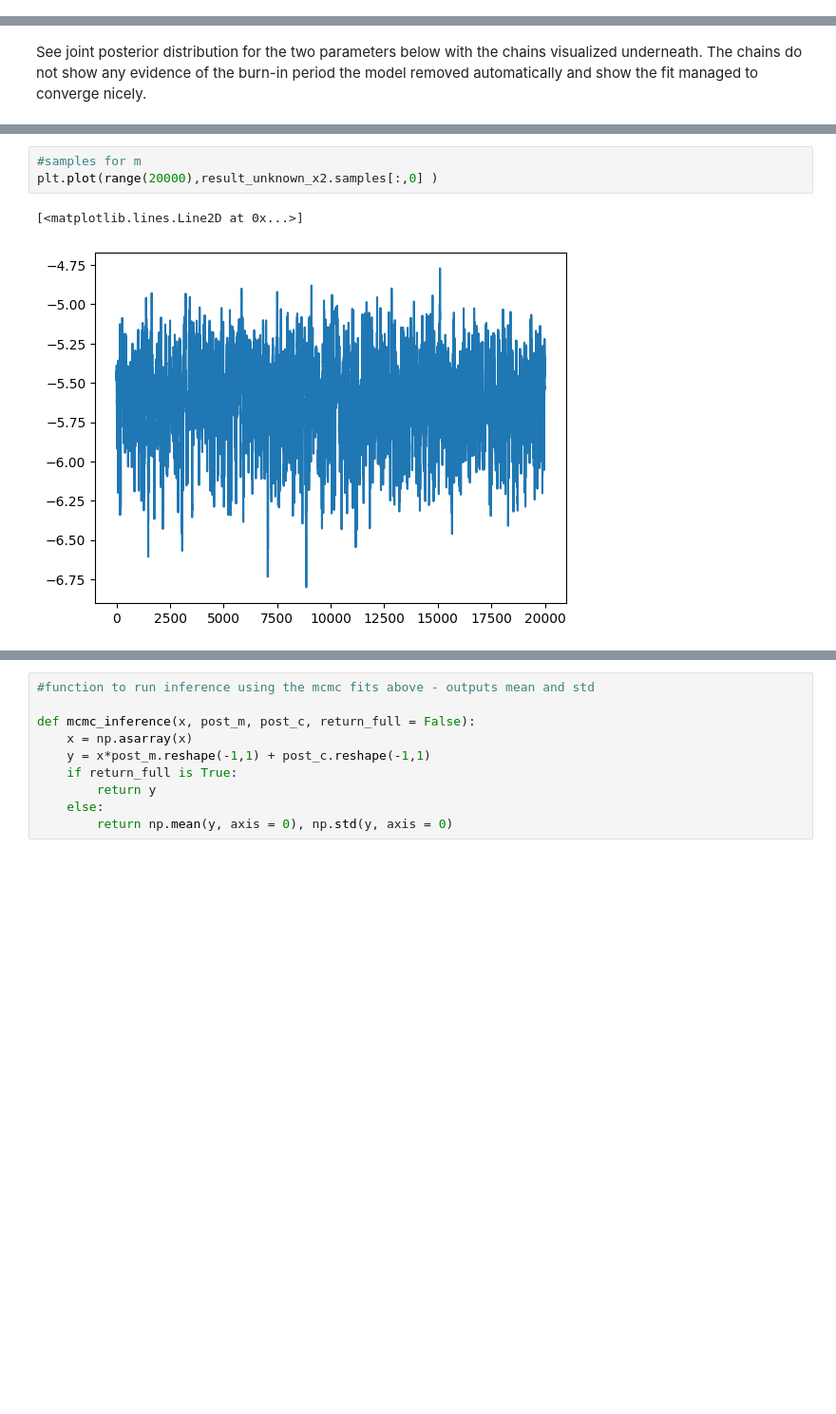
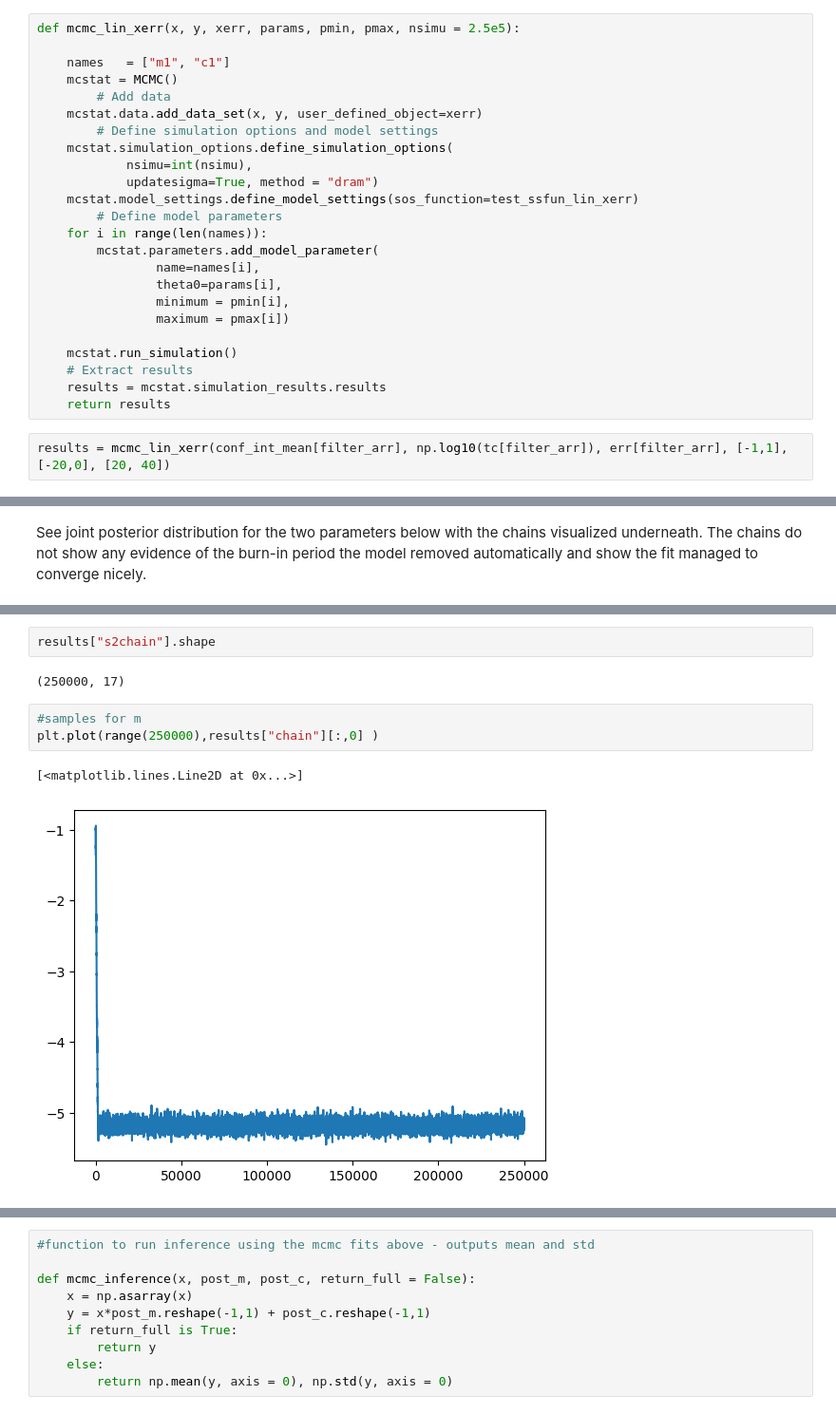
Before and after one commit to norberttoth398/PlagDetect, a Jupyter notebook: docs/examples/Sill_calibration.ipynb, the cells around one changed output, grey strips where cells are left out. Shown at 95% size. Saved outputs shown, nothing was run; the diff lists cells and outputs as text; blank space fills up the shorter version.

```diff
--- a/docs/examples/Sill_calibration.ipynb
+++ b/docs/examples/Sill_calibration.ipynb
@@ -183,0 +142,26 @@ ln_bayes_factor:    nan +/-    nan
+# %%
+def mcmc_lin_xerr(x, y, xerr, params, pmin, pmax, nsimu = 2.5e5):
+
+    names   = ["m1", "c1"]
+    mcstat = MCMC()
+        # Add data
+    mcstat.data.add_data_set(x, y, user_defined_object=xerr)
+        # Define simulation options and model settings
+    mcstat.simulation_options.define_simulation_options(
+            nsimu=int(nsimu),
+            updatesigma=True, method = "dram")
+    mcstat.model_settings.define_model_settings(sos_function=test_ssfun_lin_xerr)
+        # Define model parameters
+    for i in range(len(names)):
+        mcstat.parameters.add_model_parameter(
+                name=names[i],
+                theta0=params[i],
+                minimum = pmin[i],
+                maximum = pmax[i])
+
+    mcstat.run_simulation()
+    # Extract results
+    results = mcstat.simulation_results.results
+    return results
+# %%
+results = mcmc_lin_xerr(conf_int_mean[filter_arr], np.log10(tc[filter_arr]), err[filter_arr], [-1,1], [-20,0], [20, 40])
@@ -190,8 +213,12 @@ _ = result_unknown_x2.plot_corner(truth=dict(m=10, c=10), titles=True, save=Fals
+# %%
+results["s2chain"].shape
+# %% [output]
+(250000, 17)
 # %%
 #samples for m
-plt.plot(range(20000),result_unknown_x2.samples[:,0] )
+plt.plot(range(250000),results["chain"][:,0] )
 # %% [output]
 [<matplotlib.lines.Line2D at 0x...>]
-[figure, old version]
+[figure, new version]
 # %%
 #samples for c
```
Also changed, not shown: parts of 18 cells of this notebook, 3 other files.
